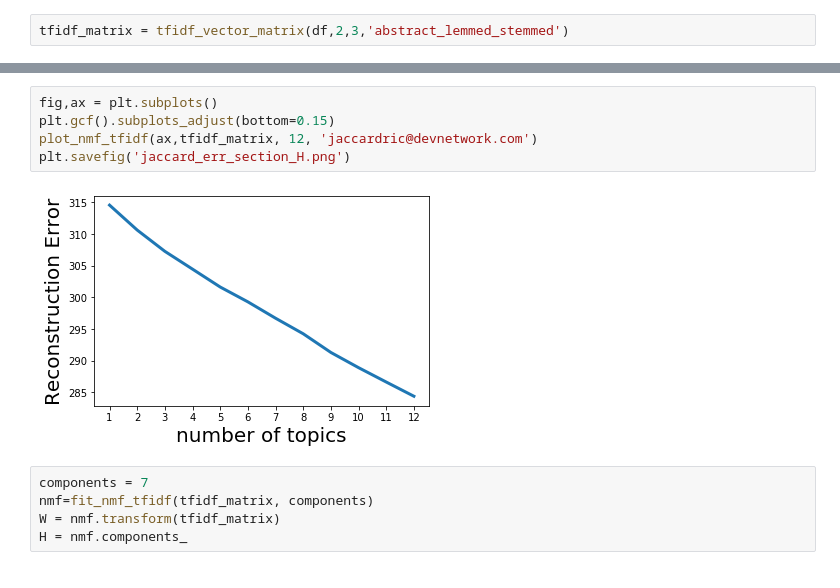
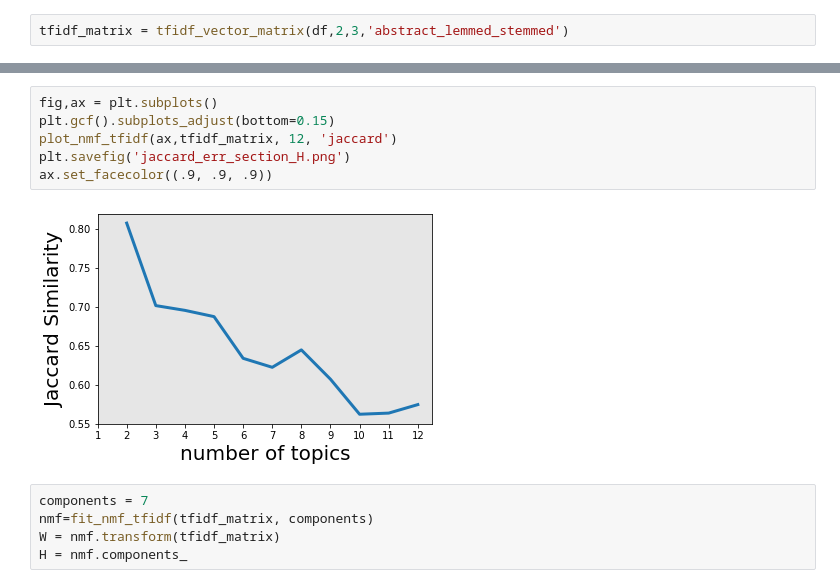
Before and after one commit to LawrenceGlenn/Exploration_of_Patent_Data, a Jupyter notebook: Untitled.ipynb, the cells around one changed output, grey strips where cells are left out. Saved outputs shown, nothing was run; the diff lists cells and outputs as text.

```diff
--- a/Untitled.ipynb
+++ b/Untitled.ipynb
@@ -543,10 +544,11 @@ plt.savefig('reconstruction_err_section_H.png')
 # %%
 fig,ax = plt.subplots()
 plt.gcf().subplots_adjust(bottom=0.15)
-plot_nmf_tfidf(ax,tfidf_matrix, 12, 'jaccardric@devnetwork.com')
+plot_nmf_tfidf(ax,tfidf_matrix, 12, 'jaccard')
 plt.savefig('jaccard_err_section_H.png')
+ax.set_facecolor((.9, .9, .9))
 # %% [output]
-[figure, old version]
+[figure, new version]
 # %%
 components = 7
 nmf=fit_nmf_tfidf(tfidf_matrix, components)
```
Also changed, not shown: parts of 3 cells of this notebook, 12 other files.
